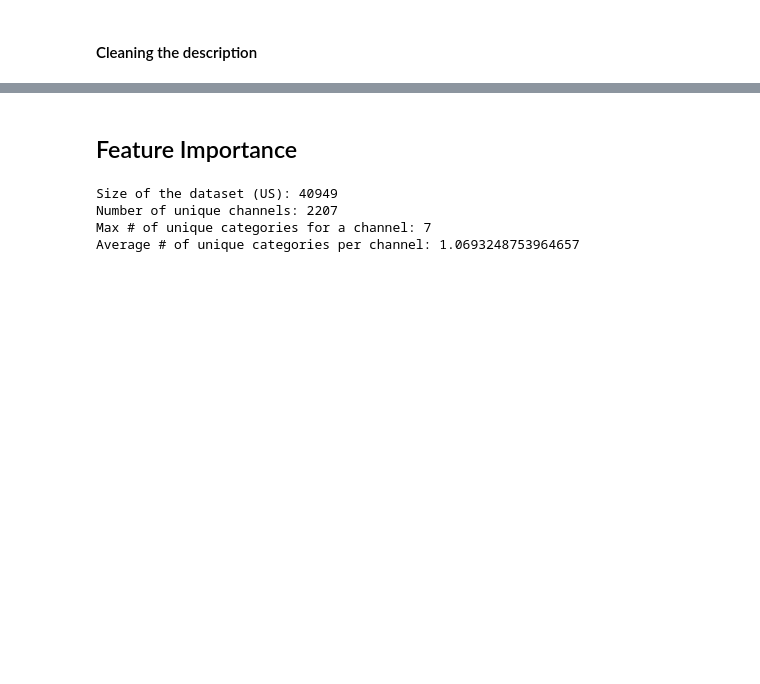
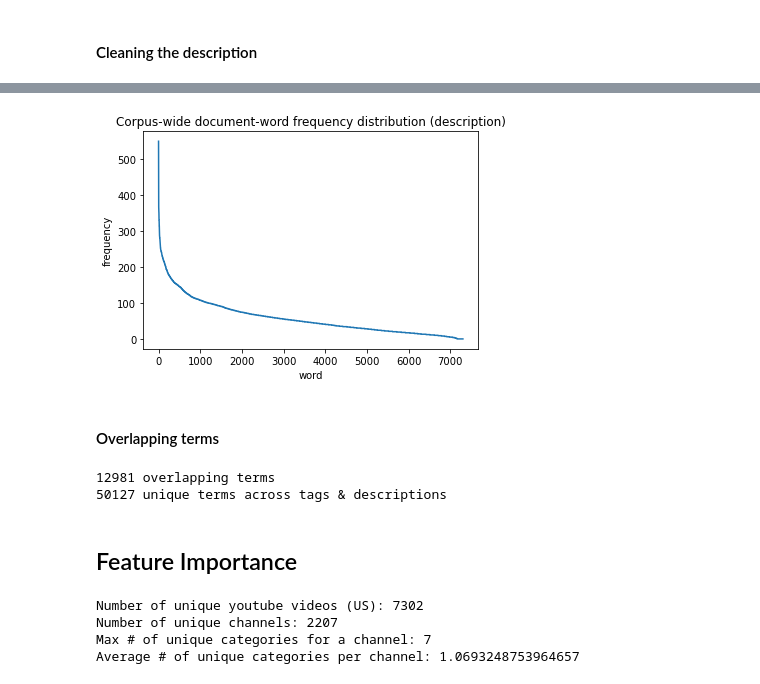
Before and after one commit to kduong781/youtube-category-predictor, a Jupyter notebook: video-data-preprocess.ipynb, the cells around one changed output, grey strips where cells are left out. Drawn from its saved outputs; the diff is of its cells as text; code cells hidden in the pictures; blank space fills up the shorter version.

```diff
--- a/video-data-preprocess.ipynb
+++ b/video-data-preprocess.ipynb
@@ -135,17 +321,31 @@ urls
+# %%
+plotDf(df_desc, 'description', logscale=False)
+# %% [output]
+[figure, added]
+# %% [markdown]
+#### Overlapping terms
+# %%
+overlap = set(tag_terms.keys()) & set(desc_terms.keys())
+union = set(tag_terms.keys()) | set(desc_terms.keys())
+print(f'{len(overlap)} overlapping terms')
+print(f'{len(union)} unique terms across tags & descriptions')
+# %% [output]
+12981 overlapping terms
+50127 unique terms across tags & descriptions
 # %% [markdown]
 ## Feature Importance
 # %%
 d = defaultdict(set) # channel_title: category_id
-for row in df_us.itertuples():
+for row in df_usd.itertuples():
     d[row.channel_title].add(row.category_id)
 
 dl = [len(val) for val in d.values()]
-print(f'Size of the dataset (US): {len(df_us)}')
+print(f'Number of unique youtube videos (US): {len(df_usd)}')
 print(f'Number of unique channels: {len(d)}')
 print(f'Max # of unique categories for a channel: {max(dl)}')
 print(f'Average # of unique categories per channel: {sum(dl) / len(dl)}')
 # %% [output]
-Size of the dataset (US): 40949
+Number of unique youtube videos (US): 7302
 Number of unique channels: 2207
 Max # of unique categories for a channel: 7
 Average # of unique categories per channel: 1.0693248753964657
```
Also changed, not shown: parts of 35 cells of this notebook.
